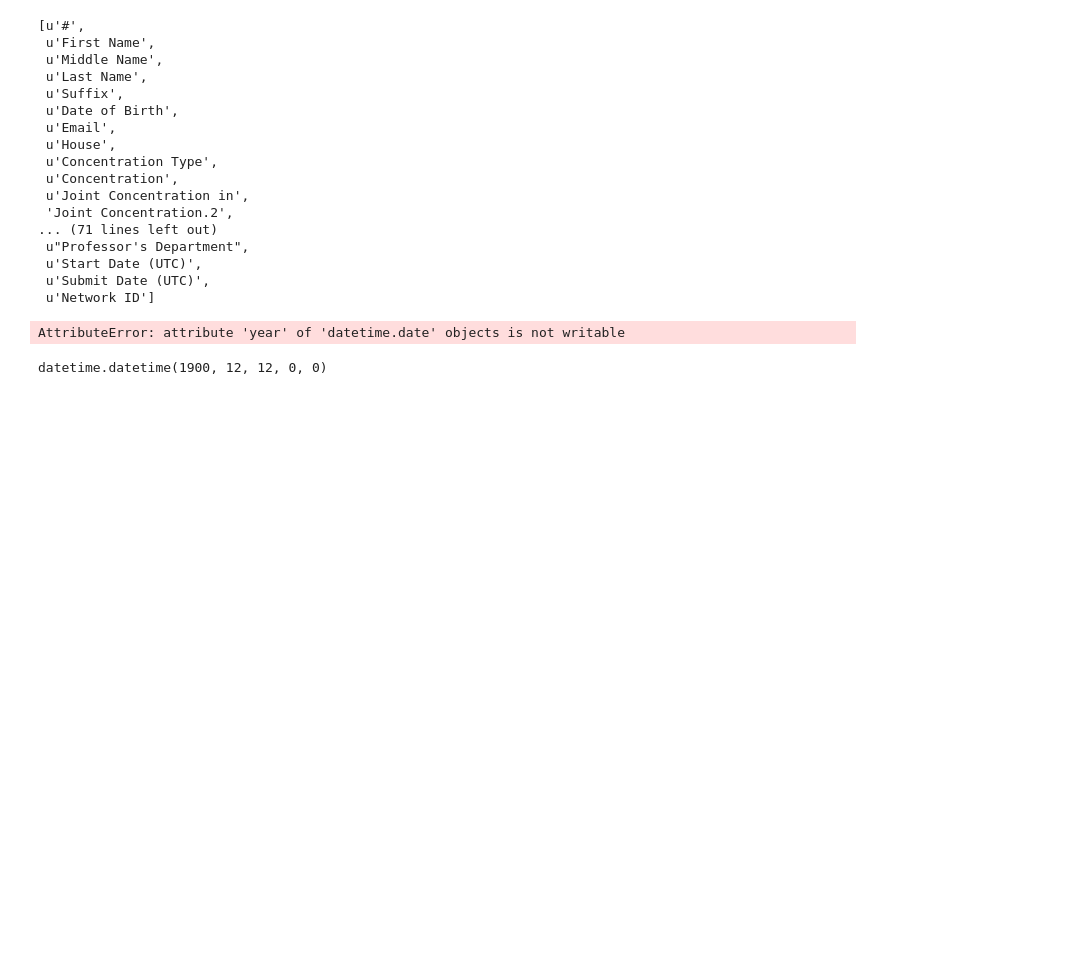
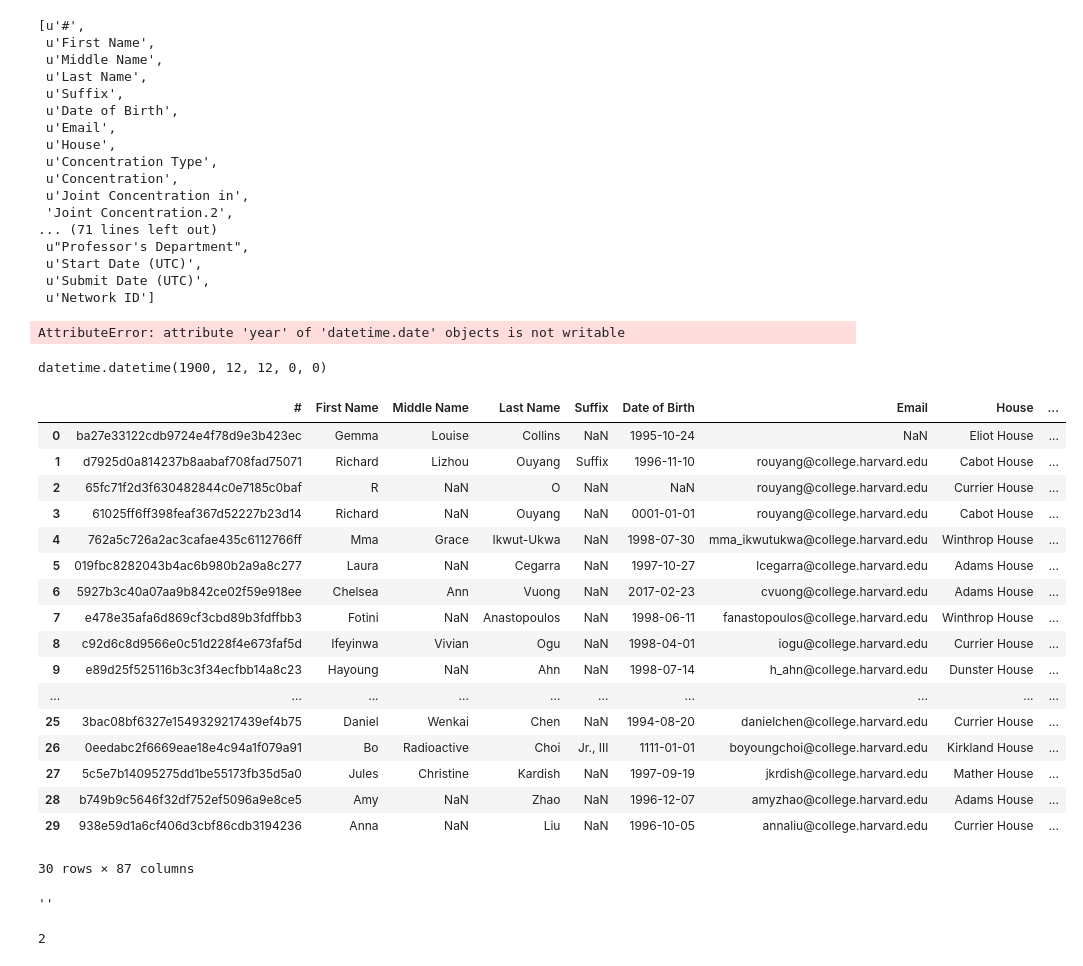
Before and after one commit to rlouyang/hyp-bioform-flask, a Jupyter notebook: Untitled.ipynb, the cells around one changed output. Saved outputs shown, nothing was run; the diff lists cells and outputs as text; code cells hidden in the pictures; blank space fills up the shorter version.

```diff
--- a/Untitled.ipynb
+++ b/Untitled.ipynb
@@ -69,6 +69,8 @@ Index([u'#', u'First Name', u'Middle Name', u'Last Name', u'Suffix',
  u'Start Date (UTC)',
  u'Submit Date (UTC)',
  u'Network ID']
+# %%
+seniors = seniors.fillna('')
 # %%
 from datetime import datetime
 # %%
@@ -82,3 +84,24 @@ AttributeError: attribute 'year' of 'datetime.date' objects is not writable
 birthdate.replace(year=1900)
 # %% [output]
 datetime.datetime(1900, 12, 12, 0, 0)
+# %%
+seniors
+# %% [output]
+|  | # | First Name | Middle Name | Last Name | Suffix | Date of Birth | Email | House | ... |
+| 0 | ba27e33122cdb9724e4f78d9e3b423ec | Gemma | Louise | Collins | NaN | 1995-10-24 | NaN | Eliot House | ... |
+| 1 | d7925d0a814237b8aabaf708fad75071 | Richard | Lizhou | Ouyang | Suffix | 1996-11-10 | rouyang@college.harvard.edu | Cabot House | ... |
+| 2 | 65fc71f2d3f630482844c0e7185c0baf | R | NaN | O | NaN | NaN | rouyang@college.harvard.edu | Currier House | ... |
+| 3 | 61025ff6ff398feaf367d52227b23d14 | Richard | NaN | Ouyang | NaN | 0001-01-01 | rouyang@college.harvard.edu | Cabot House | ... |
+| 4 | 762a5c726a2ac3cafae435c6112766ff | Mma | Grace | Ikwut-Ukwa | NaN | 1998-07-30 | mma_ikwutukwa@college.harvard.edu | Winthrop House | ... |
+| 5 | 019fbc8282043b4ac6b980b2a9a8c277 | Laura | NaN | Cegarra | NaN | 1997-10-27 | lcegarra@college.harvard.edu | Adams House | ... |
+| 6 | 5927b3c40a07aa9b842ce02f59e918ee | Chelsea | Ann | Vuong | NaN | 2017-02-23 | cvuong@college.harvard.edu | Adams House | ... |
+| 7 | e478e35afa6d869cf3cbd89b3fdffbb3 | Fotini | NaN | Anastopoulos | NaN | 1998-06-11 | fanastopoulos@college.harvard.edu | Winthrop House | ... |
+| 8 | c92d6c8d9566e0c51d228f4e673faf5d | Ifeyinwa | Vivian | Ogu | NaN | 1998-04-01 | iogu@college.harvard.edu | Currier House | ... |
+| 9 | e89d25f525116b3c3f34ecfbb14a8c23 | Hayoung | NaN | Ahn | NaN | 1998-07-14 | h_ahn@college.harvard.edu | Dunster House | ... |
+| ... | ... | ... | ... | ... | ... | ... | ... | ... | ... |
+| 25 | 3bac08bf6327e1549329217439ef4b75 | Daniel | Wenkai | Chen | NaN | 1994-08-20 | danielchen@college.harvard.edu | Currier House | ... |
+| 26 | 0eedabc2f6669eae18e4c94a1f079a91 | Bo | Radioactive | Choi | Jr., III | 1111-01-01 | boyoungchoi@college.harvard.edu | Kirkland House | ... |
+| 27 | 5c5e7b14095275dd1be55173fb35d5a0 | Jules | Christine | Kardish | NaN | 1997-09-19 | jkrdish@college.harvard.edu | Mather House | ... |
+| 28 | b749b9c5646f32df752ef5096a9e8ce5 | Amy | NaN | Zhao | NaN | 1996-12-07 | amyzhao@college.harvard.edu | Adams House | ... |
+| 29 | 938e59d1a6cf406d3cbf86cdb3194236 | Anna | NaN | Liu | NaN | 1996-10-05 | annaliu@college.harvard.edu | Currier House | ... |
+30 rows × 87 columns
@@ -84,0 +120,8 @@ datetime.datetime(1900, 12, 12, 0, 0)
+# %%
+ec_list[i]
+# %% [output]
+''
+# %%
+i
+# %% [output]
+2
```
Also changed, not shown: parts of 6 cells of this notebook, 1 other file.
